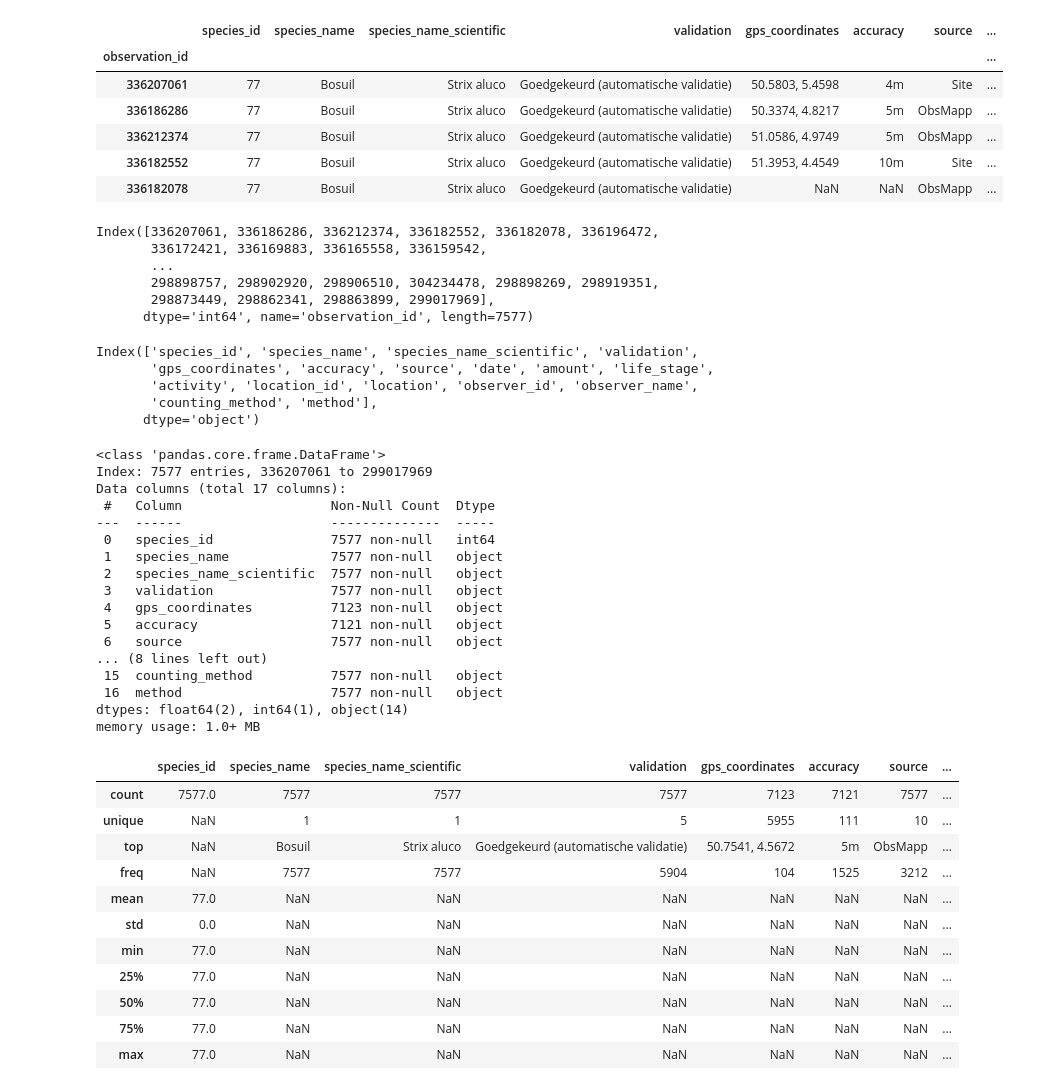
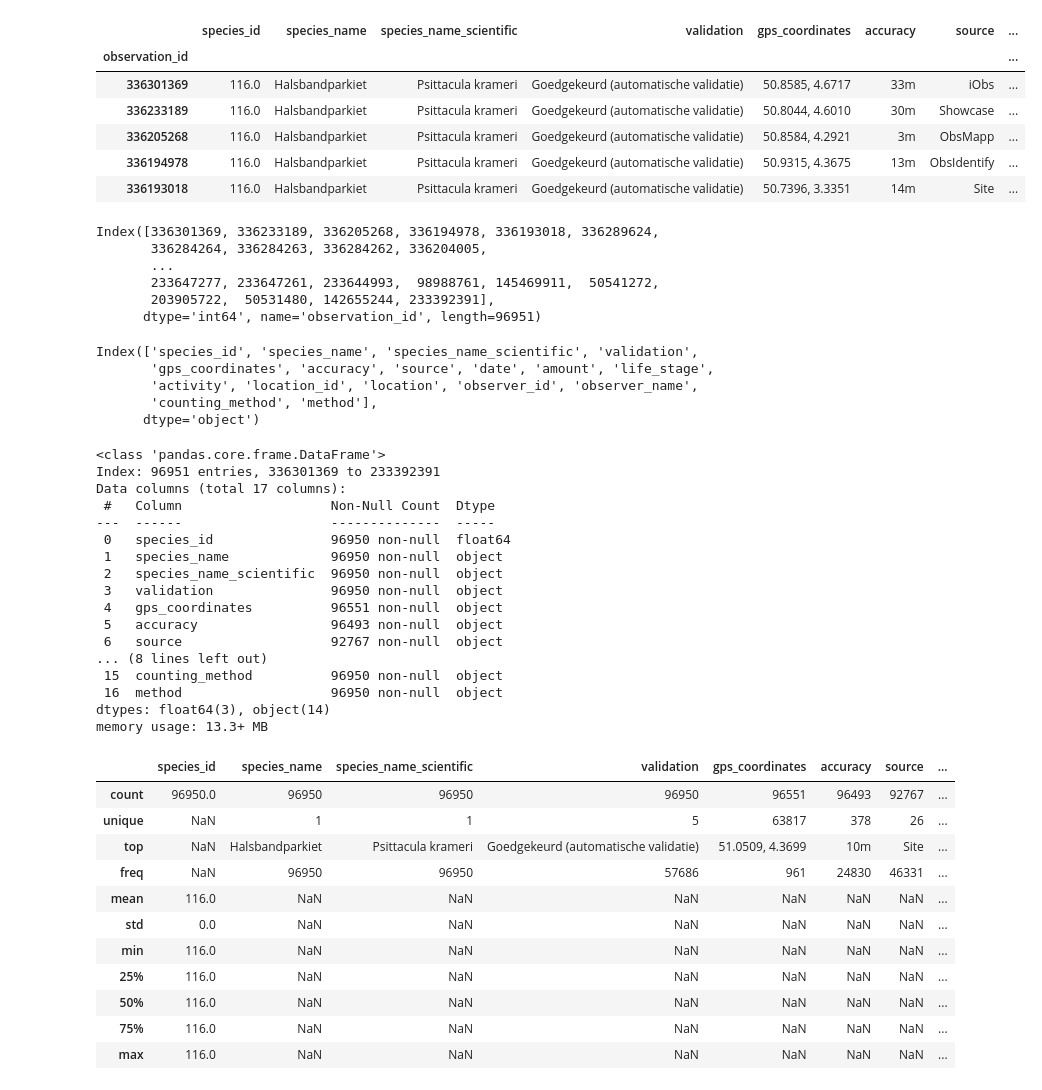
Before and after one commit to AnnelyseBe/syntra_eindwerk_birds, a Jupyter notebook: 2b_exploring_observation_details.ipynb, the cells around one changed output. Saved outputs shown, nothing was run; the diff lists cells and outputs as text; code cells hidden in the pictures.

Commit message:
scraping in progress

```diff
--- a/2b_exploring_observation_details.ipynb
+++ b/2b_exploring_observation_details.ipynb
@@ -11,28 +11,28 @@ species_id =77
 # %%
 # file path
-observation_details = f'scraped_data/cleaned/observation_details_{species_id}_clean_in_progress.csv'
+observation_details = f'scraped_data/cleaned/observation_details_{species_id}_clean.csv'
 
 
 # Load the data
 df = pd.read_csv(observation_details, skipinitialspace=True, index_col=0)
 df.head()
 # %% [output]
 |  | species_id | species_name | species_name_scientific | validation | gps_coordinates | accuracy | source | ... |
 | observation_id |  |  |  |  |  |  |  | ... |
-| 336207061 | 77 | Bosuil | Strix aluco | Goedgekeurd (automatische validatie) | 50.5803, 5.4598 | 4m | Site | ... |
-| 336186286 | 77 | Bosuil | Strix aluco | Goedgekeurd (automatische validatie) | 50.3374, 4.8217 | 5m | ObsMapp | ... |
-| 336212374 | 77 | Bosuil | Strix aluco | Goedgekeurd (automatische validatie) | 51.0586, 4.9749 | 5m | ObsMapp | ... |
-| 336182552 | 77 | Bosuil | Strix aluco | Goedgekeurd (automatische validatie) | 51.3953, 4.4549 | 10m | Site | ... |
-| 336182078 | 77 | Bosuil | Strix aluco | Goedgekeurd (automatische validatie) | NaN | NaN | ObsMapp | ... |
+| 336301369 | 116.0 | Halsbandparkiet | Psittacula krameri | Goedgekeurd (automatische validatie) | 50.8585, 4.6717 | 33m | iObs | ... |
+| 336233189 | 116.0 | Halsbandparkiet | Psittacula krameri | Goedgekeurd (automatische validatie) | 50.8044, 4.6010 | 30m | Showcase | ... |
+| 336205268 | 116.0 | Halsbandparkiet | Psittacula krameri | Goedgekeurd (automatische validatie) | 50.8584, 4.2921 | 3m | ObsMapp | ... |
+| 336194978 | 116.0 | Halsbandparkiet | Psittacula krameri | Goedgekeurd (automatische validatie) | 50.9315, 4.3675 | 13m | ObsIdentify | ... |
+| 336193018 | 116.0 | Halsbandparkiet | Psittacula krameri | Goedgekeurd (automatische validatie) | 50.7396, 3.3351 | 14m | Site | ... |
 # %%
 df.index
 # %% [output]
-Index([336207061, 336186286, 336212374, 336182552, 336182078, 336196472,
-       336172421, 336169883, 336165558, 336159542,
+Index([336301369, 336233189, 336205268, 336194978, 336193018, 336289624,
+       336284264, 336284263, 336284262, 336204005,
        ...
-       298898757, 298902920, 298906510, 304234478, 298898269, 298919351,
-       298873449, 298862341, 298863899, 299017969],
-      dtype='int64', name='observation_id', length=7577)
+       233647277, 233647261, 233644993,  98988761, 145469911,  50541272,
+       203905722,  50531480, 142655244, 233392391],
+      dtype='int64', name='observation_id', length=96951)
 # %%
 df.columns
 # %% [output]
@@ -45,38 +45,38 @@ Index(['species_id', 'species_name', 'species_name_scientific', 'validation',
 df.info()
 # %% [output]
 <class 'pandas.core.frame.DataFrame'>
-Index: 7577 entries, 336207061 to 299017969
+Index: 96951 entries, 336301369 to 233392391
 Data columns (total 17 columns):
  #   Column                   Non-Null Count  Dtype
 ---  ------                   --------------  -----
- 0   species_id               7577 non-null   int64
- 1   species_name             7577 non-null   object
- 2   species_name_scientific  7577 non-null   object
- 3   validation               7577 non-null   object
- 4   gps_coordinates          7123 non-null   object
- 5   accuracy                 7121 non-null   object
- 6   source                   7577 non-null   object
+ 0   species_id               96950 non-null  float64
+ 1   species_name             96950 non-null  object
+ 2   species_name_scientific  96950 non-null  object
+ 3   validation               96950 non-null  object
+ 4   gps_coordinates          96551 non-null  object
+ 5   accuracy                 96493 non-null  object
+ 6   source                   92767 non-null  object
 ... (8 lines left out)
- 15  counting_method          7577 non-null   object
- 16  method                   7577 non-null   object
-dtypes: float64(2), int64(1), object(14)
-memory usage: 1.0+ MB
+ 15  counting_method          96950 non-null  object
+ 16  method                   96950 non-null  object
+dtypes: float64(3), object(14)
+memory usage: 13.3+ MB
 # %%
 stats = df.describe(include='all')
 stats
 # %% [output]
 |  | species_id | species_name | species_name_scientific | validation | gps_coordinates | accuracy | source | ... |
-| count | 7577.0 | 7577 | 7577 | 7577 | 7123 | 7121 | 7577 | ... |
-| unique | NaN | 1 | 1 | 5 | 5955 | 111 | 10 | ... |
-| top | NaN | Bosuil | Strix aluco | Goedgekeurd (automatische validatie) | 50.7541, 4.5672 | 5m | ObsMapp | ... |
-| freq | NaN | 7577 | 7577 | 5904 | 104 | 1525 | 3212 | ... |
-| mean | 77.0 | NaN | NaN | NaN | NaN | NaN | NaN | ... |
+| count | 96950.0 | 96950 | 96950 | 96950 | 96551 | 96493 | 92767 | ... |
+| unique | NaN | 1 | 1 | 5 | 63817 | 378 | 26 | ... |
+| top | NaN | Halsbandparkiet | Psittacula krameri | Goedgekeurd (automatische validatie) | 51.0509, 4.3699 | 10m | Site | ... |
+| freq | NaN | 96950 | 96950 | 57686 | 961 | 24830 | 46331 | ... |
+| mean | 116.0 | NaN | NaN | NaN | NaN | NaN | NaN | ... |
 | std | 0.0 | NaN | NaN | NaN | NaN | NaN | NaN | ... |
-| min | 77.0 | NaN | NaN | NaN | NaN | NaN | NaN | ... |
-| 25% | 77.0 | NaN | NaN | NaN | NaN | NaN | NaN | ... |
-| 50% | 77.0 | NaN | NaN | NaN | NaN | NaN | NaN | ... |
-| 75% | 77.0 | NaN | NaN | NaN | NaN | NaN | NaN | ... |
-| max | 77.0 | NaN | NaN | NaN | NaN | NaN | NaN | ... |
+| min | 116.0 | NaN | NaN | NaN | NaN | NaN | NaN | ... |
+| 25% | 116.0 | NaN | NaN | NaN | NaN | NaN | NaN | ... |
+| 50% | 116.0 | NaN | NaN | NaN | NaN | NaN | NaN | ... |
+| 75% | 116.0 | NaN | NaN | NaN | NaN | NaN | NaN | ... |
+| max | 116.0 | NaN | NaN | NaN | NaN | NaN | NaN | ... |
 # %%
 stats['amount']
 # %% [output]
```
Also changed, not shown: parts of 5 cells of this notebook, 2 other files.
